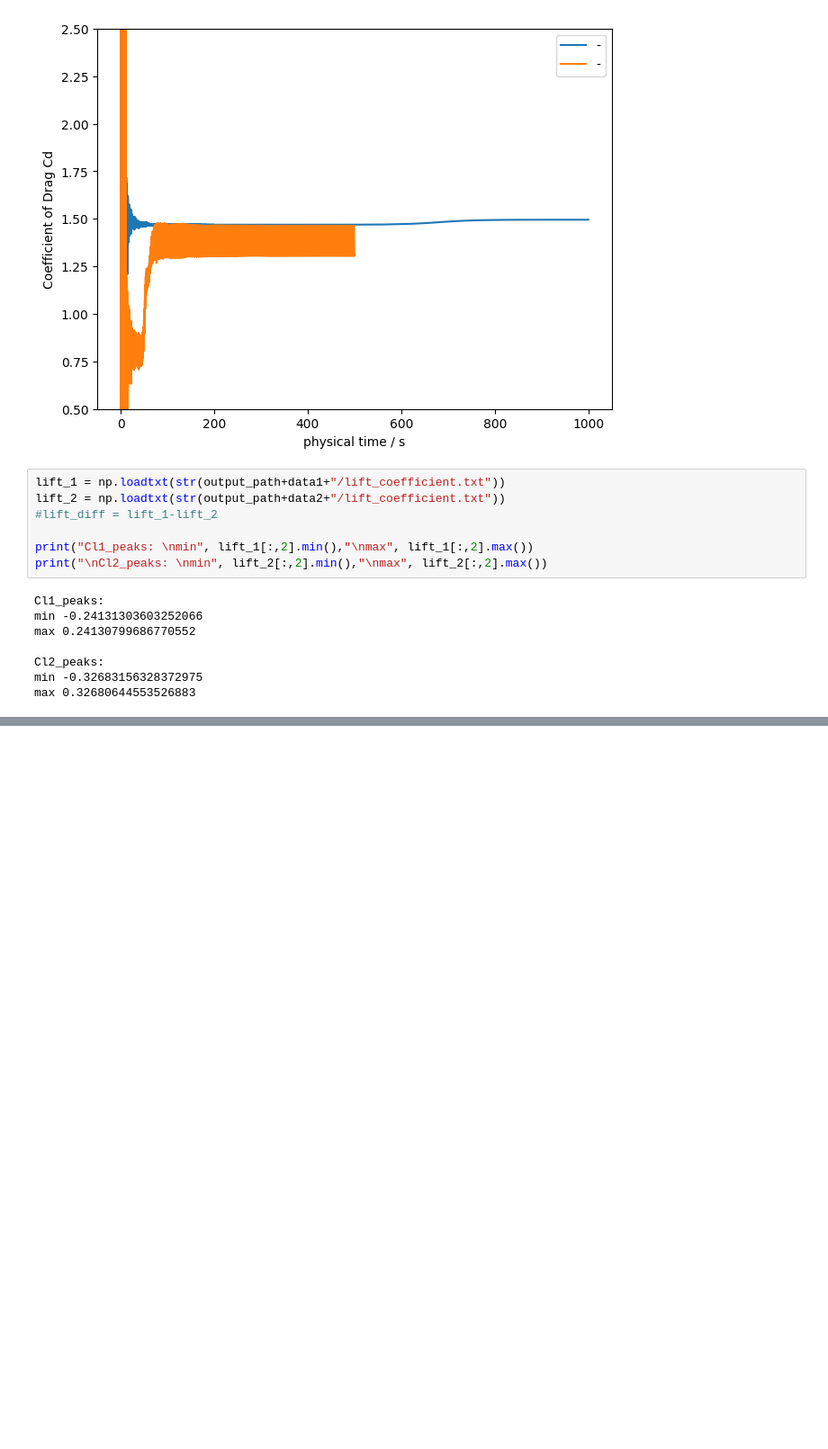
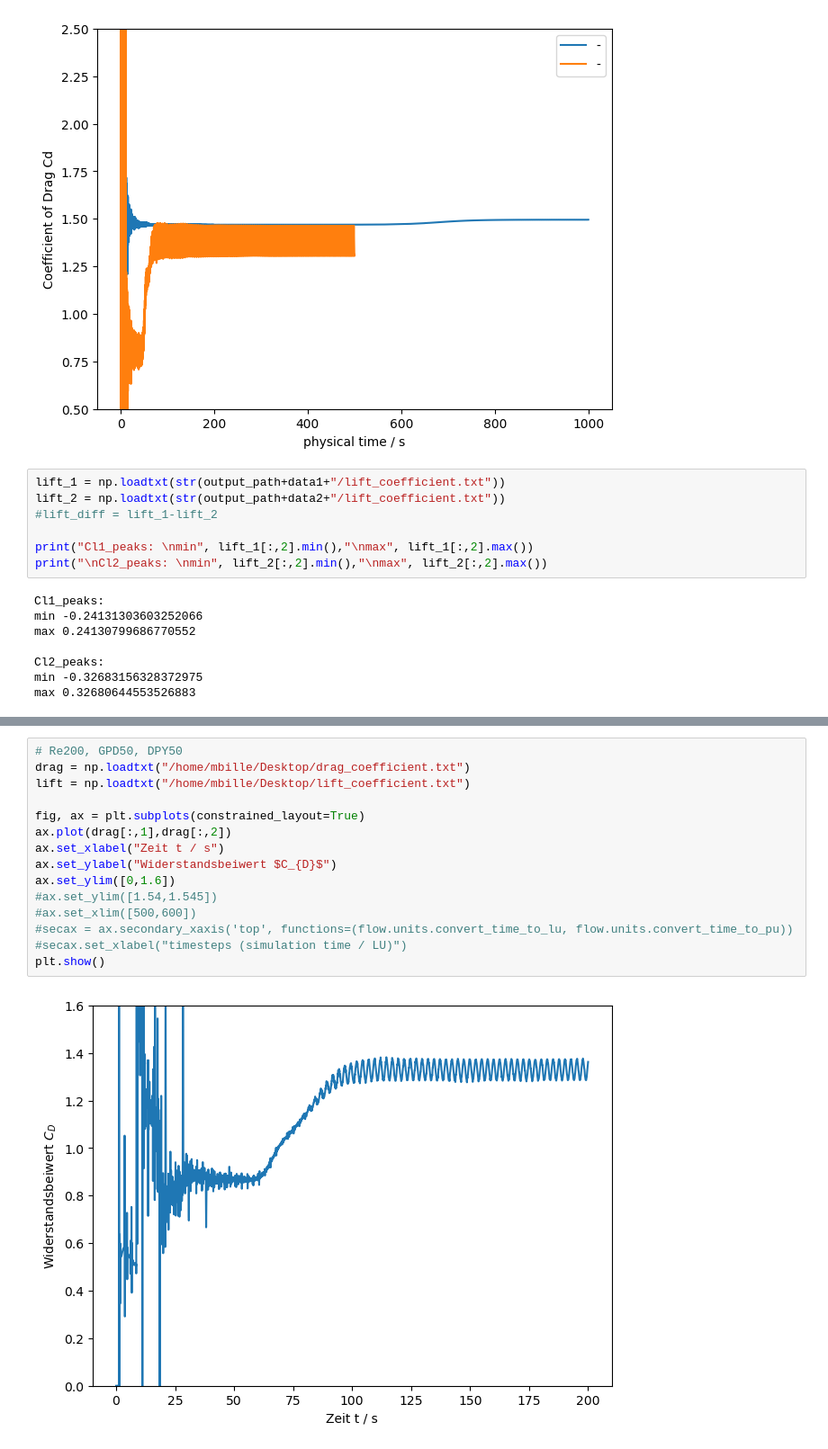
Before and after one commit to MaxBille/lettuce, a Jupyter notebook: myTest/analysis.ipynb, the cells around one changed output, grey strips where cells are left out. Shown at 90% size. Cells and saved outputs as stored; diff of their text form; blank space fills up the shorter version.

Commit message:
analysis.ipynb Graphen erstellt

```diff
--- a/myTest/analysis.ipynb
+++ b/myTest/analysis.ipynb
@@ -118,3 +118,20 @@ plt.legend(labels=["-", "-"])
 # %% [output]
 <matplotlib.legend.Legend at 0x...>
 [figure]
+# %%
+# Re200, GPD50, DPY50
+drag = np.loadtxt("/home/mbille/Desktop/drag_coefficient.txt")
+lift = np.loadtxt("/home/mbille/Desktop/lift_coefficient.txt")
+
+fig, ax = plt.subplots(constrained_layout=True)
+ax.plot(drag[:,1],drag[:,2])
+ax.set_xlabel("Zeit t / s")
+ax.set_ylabel("Widerstandsbeiwert $C_{D}$")
+ax.set_ylim([0,1.6])
+#ax.set_ylim([1.54,1.545])
+#ax.set_xlim([500,600])
+#secax = ax.secondary_xaxis('top', functions=(flow.units.convert_time_to_lu, flow.units.convert_time_to_pu))
+#secax.set_xlabel("timesteps (simulation time / LU)")
+plt.show()
+# %% [output]
+[figure, added]
```
Also changed, not shown: parts of 3 cells of this notebook.
